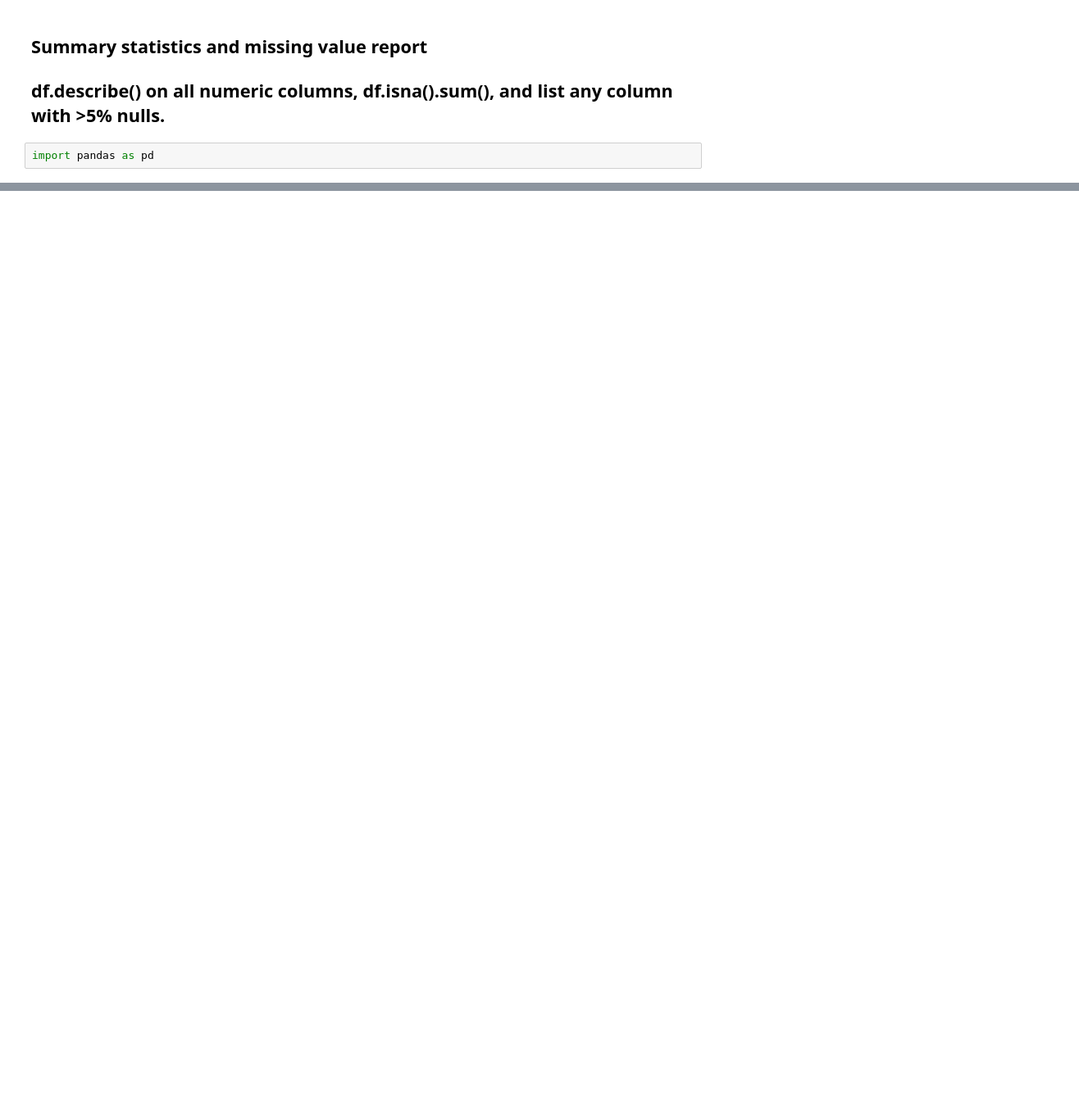
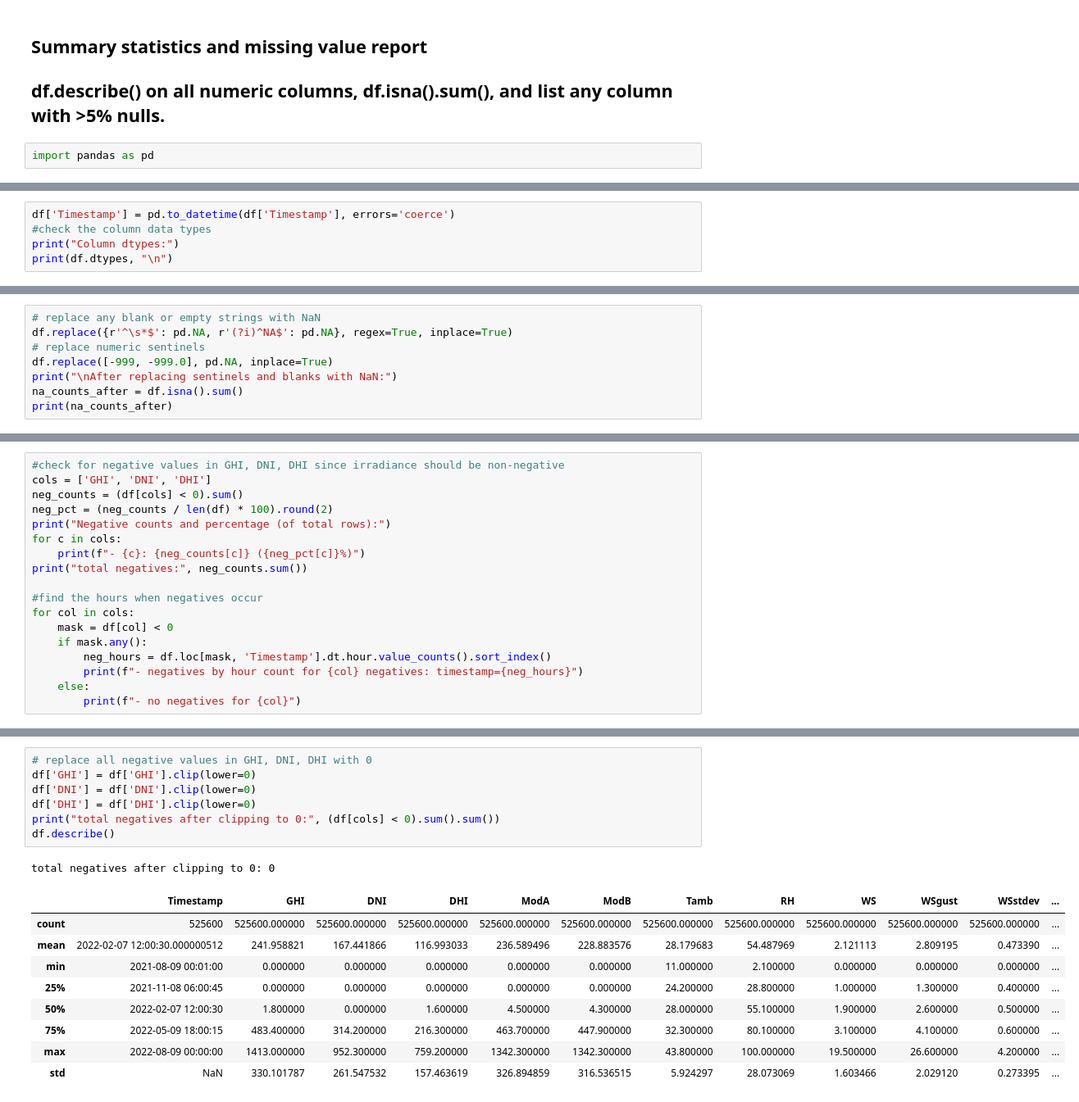
Before and after one commit to MYGBM/solar-challenge-week0, a Jupyter notebook: notebooks/benin_eda.ipynb, the cells around one changed output, grey strips where cells are left out. Shown at 82% size. Saved outputs shown, nothing was run; the diff lists cells and outputs as text; blank space fills up the shorter version.

Commit message:
summary statistics, data type conversion for date column,check for missing values, correct negative irradience values

```diff
--- a/notebooks/benin_eda.ipynb
+++ b/notebooks/benin_eda.ipynb
@@ -77,0 +82,5 @@ Descriptive statistics (all columns):
+# %%
+df['Timestamp'] = pd.to_datetime(df['Timestamp'], errors='coerce')
+#check the column data types
+print("Column dtypes:")
+print(df.dtypes, "\n")
@@ -77,0 +107,8 @@ Descriptive statistics (all columns):
+# %%
+# replace any blank or empty strings with NaN
+df.replace({r'^\s*$': pd.NA, r'(?i)^NA$': pd.NA}, regex=True, inplace=True)
+# replace numeric sentinels
+df.replace([-999, -999.0], pd.NA, inplace=True)
+print("\nAfter replacing sentinels and blanks with NaN:")
+na_counts_after = df.isna().sum()
+print(na_counts_after)
@@ -77,0 +135,18 @@ Descriptive statistics (all columns):
+# %%
+#check for negative values in GHI, DNI, DHI since irradiance should be non-negative
+cols = ['GHI', 'DNI', 'DHI']
+neg_counts = (df[cols] < 0).sum()
+neg_pct = (neg_counts / len(df) * 100).round(2)
+print("Negative counts and percentage (of total rows):")
+for c in cols:
+    print(f"- {c}: {neg_counts[c]} ({neg_pct[c]}%)")
+print("total negatives:", neg_counts.sum())
+
+#find the hours when negatives occur
+for col in cols:
+    mask = df[col] < 0
+    if mask.any():
+        neg_hours = df.loc[mask, 'Timestamp'].dt.hour.value_counts().sort_index()
+        print(f"- negatives by hour count for {col} negatives: timestamp={neg_hours}")
+    else:
+        print(f"- no negatives for {col}")
@@ -77,0 +171,18 @@ Descriptive statistics (all columns):
+# %%
+# replace all negative values in GHI, DNI, DHI with 0
+df['GHI'] = df['GHI'].clip(lower=0)
+df['DNI'] = df['DNI'].clip(lower=0)
+df['DHI'] = df['DHI'].clip(lower=0)
+print("total negatives after clipping to 0:", (df[cols] < 0).sum().sum())
+df.describe()
+# %% [output]
+total negatives after clipping to 0: 0
+|  | Timestamp | GHI | DNI | DHI | ModA | ModB | Tamb | RH | WS | WSgust | WSstdev | ... |
+| count | 525600 | 525600.000000 | 525600.000000 | 525600.000000 | 525600.000000 | 525600.000000 | 525600.000000 | 525600.000000 | 525600.000000 | 525600.000000 | 525600.000000 | ... |
+| mean | 2022-02-07 12:00:30.000000512 | 241.958821 | 167.441866 | 116.993033 | 236.589496 | 228.883576 | 28.179683 | 54.487969 | 2.121113 | 2.809195 | 0.473390 | ... |
+| min | 2021-08-09 00:01:00 | 0.000000 | 0.000000 | 0.000000 | 0.000000 | 0.000000 | 11.000000 | 2.100000 | 0.000000 | 0.000000 | 0.000000 | ... |
+| 25% | 2021-11-08 06:00:45 | 0.000000 | 0.000000 | 0.000000 | 0.000000 | 0.000000 | 24.200000 | 28.800000 | 1.000000 | 1.300000 | 0.400000 | ... |
+| 50% | 2022-02-07 12:00:30 | 1.800000 | 0.000000 | 1.600000 | 4.500000 | 4.300000 | 28.000000 | 55.100000 | 1.900000 | 2.600000 | 0.500000 | ... |
+| 75% | 2022-05-09 18:00:15 | 483.400000 | 314.200000 | 216.300000 | 463.700000 | 447.900000 | 32.300000 | 80.100000 | 3.100000 | 4.100000 | 0.600000 | ... |
+| max | 2022-08-09 00:00:00 | 1413.000000 | 952.300000 | 759.200000 | 1342.300000 | 1342.300000 | 43.800000 | 100.000000 | 19.500000 | 26.600000 | 4.200000 | ... |
+| std | NaN | 330.101787 | 261.547532 | 157.463619 | 326.894859 | 316.536515 | 5.924297 | 28.073069 | 1.603466 | 2.029120 | 0.273395 | ... |
```
Also changed, not shown: parts of 7 cells of this notebook.
